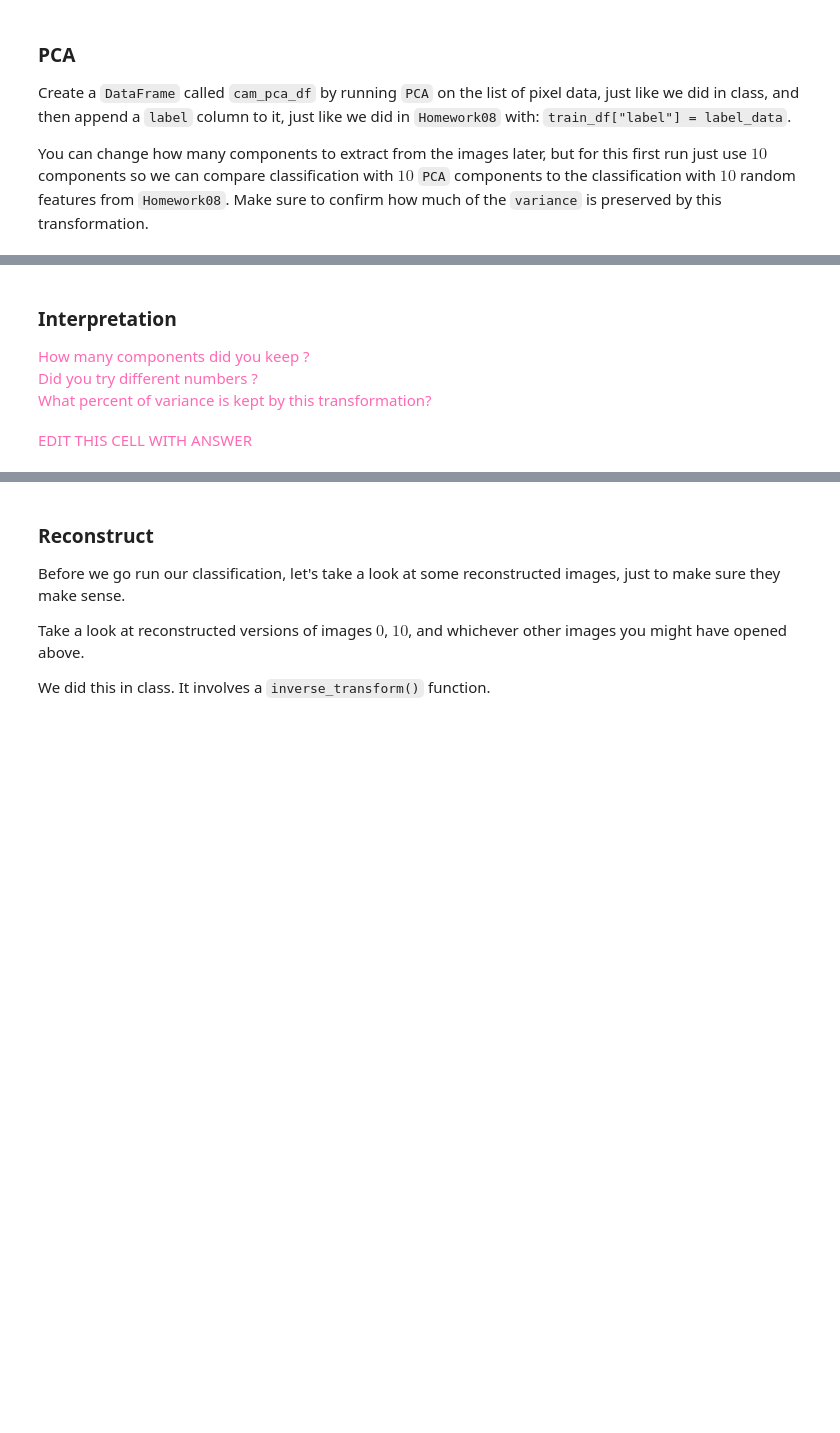
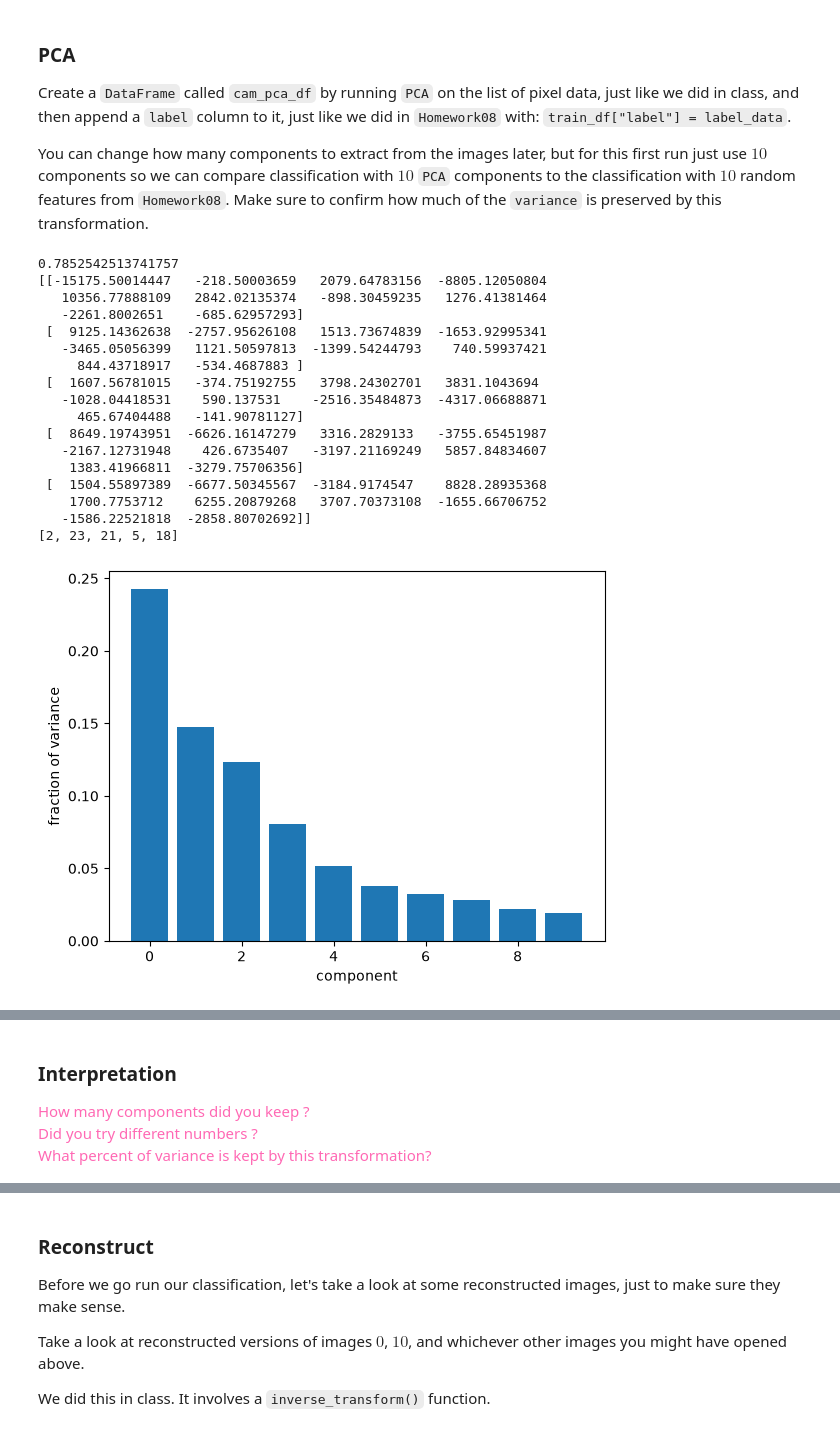
Before and after one commit to Machine-Learning-Lessons/Homework10, a Jupyter notebook: Homework10.ipynb, the cells around one changed output, grey strips where cells are left out. Drawn from its saved outputs; the diff is of its cells as text; code cells hidden in the pictures; blank space fills up the shorter version.

```diff
--- a/Homework10.ipynb
+++ b/Homework10.ipynb
@@ -90,0 +87,57 @@ You can change how many components to extract from the images later, but for thi
+# %%
+from data_utils import toDataFrame
+
+# TODO:
+compononet_num = 10
+# run PCA, get DataFrame
+pca = PCA(n_components=compononet_num)
+pca.fit(pixel_data)
+
+cam_pca = pca.transform(pixel_data)    # rows = images, columns = PC0..PC9
+cam_pca_df = toDataFrame(pca.transform(pixel_data))
+cam_pca_df.columns = [f"PC{i}" for i in range(compononet_num)]
+cam_pca_df["label"] = label_data
+
+# TODO: add "label" column
+
+# TODO: print variance
+print(sum(pca.explained_variance_ratio_))
+
+# TODO: take a look at the first 5 rows
+print(cam_pca[:5])
+print(label_data[:5])
+
+
+
+import matplotlib.pyplot as plt
+
+plt.bar(range(compononet_num), pca.explained_variance_ratio_)
+plt.xlabel("component")
+plt.ylabel("fraction of variance")
+plt.show()
+
+plt.figure(figsize=(7, 6))
+plt.scatter(cam_pca[:, 0], cam_pca[:, 1], c=label_data, cmap="tab20", s=15)
+plt.xlabel("PC0")
+plt.ylabel("PC1")
+plt.colorbar(label="camera label")
+plt.show()
+# %% [output]
+0.7852542513741757
+[[-15175.50014447   -218.50003659   2079.64783156  -8805.12050804
+   10356.77888109   2842.02135374   -898.30459235   1276.41381464
+   -2261.8002651    -685.62957293]
+ [  9125.14362638  -2757.95626108   1513.73674839  -1653.92995341
+   -3465.05056399   1121.50597813  -1399.54244793    740.59937421
+     844.43718917   -534.4687883 ]
+ [  1607.56781015   -374.75192755   3798.24302701   3831.1043694
+   -1028.04418531    590.137531    -2516.35484873  -4317.06688871
+     465.67404488   -141.90781127]
+ [  8649.19743951  -6626.16147279   3316.2829133   -3755.65451987
+   -2167.12731948    426.6735407   -3197.21169249   5857.84834607
+    1383.41966811  -3279.75706356]
+ [  1504.55897389  -6677.50345567  -3184.9174547    8828.28935368
+    1700.7753712    6255.20879268   3707.70373108  -1655.66706752
+   -1586.22521818  -2858.80702692]]
+[2, 23, 21, 5, 18]
+[figure, added]
@@ -96,5 +150,3 @@ How many components did you keep ?<br>
 Did you try different numbers ?<br>
 What percent of variance is kept by this transformation?
 </span>
-# %% [markdown]
-<span style="color:hotpink;">EDIT THIS CELL WITH ANSWER</span>
```
Also changed, not shown: parts of 23 cells of this notebook.
